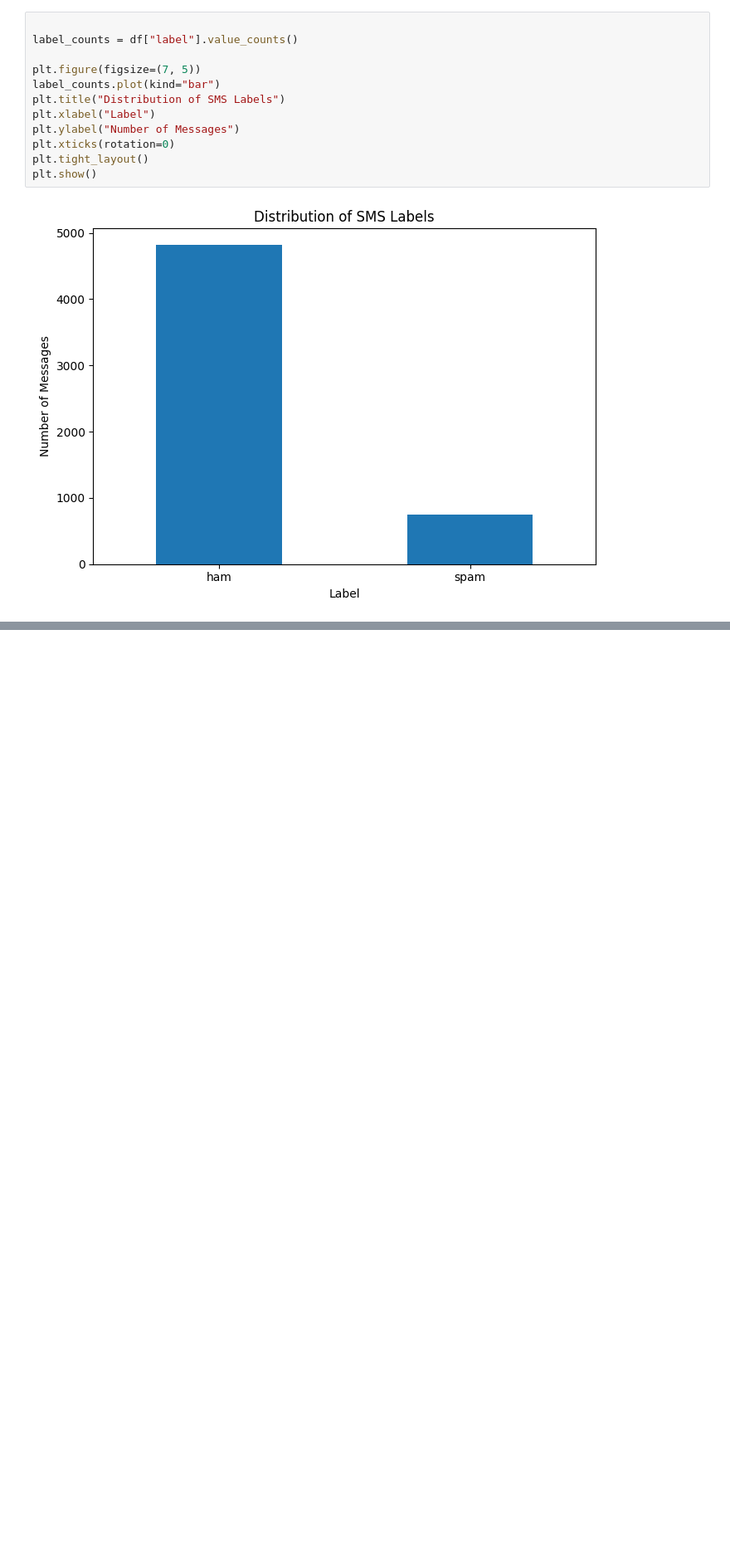
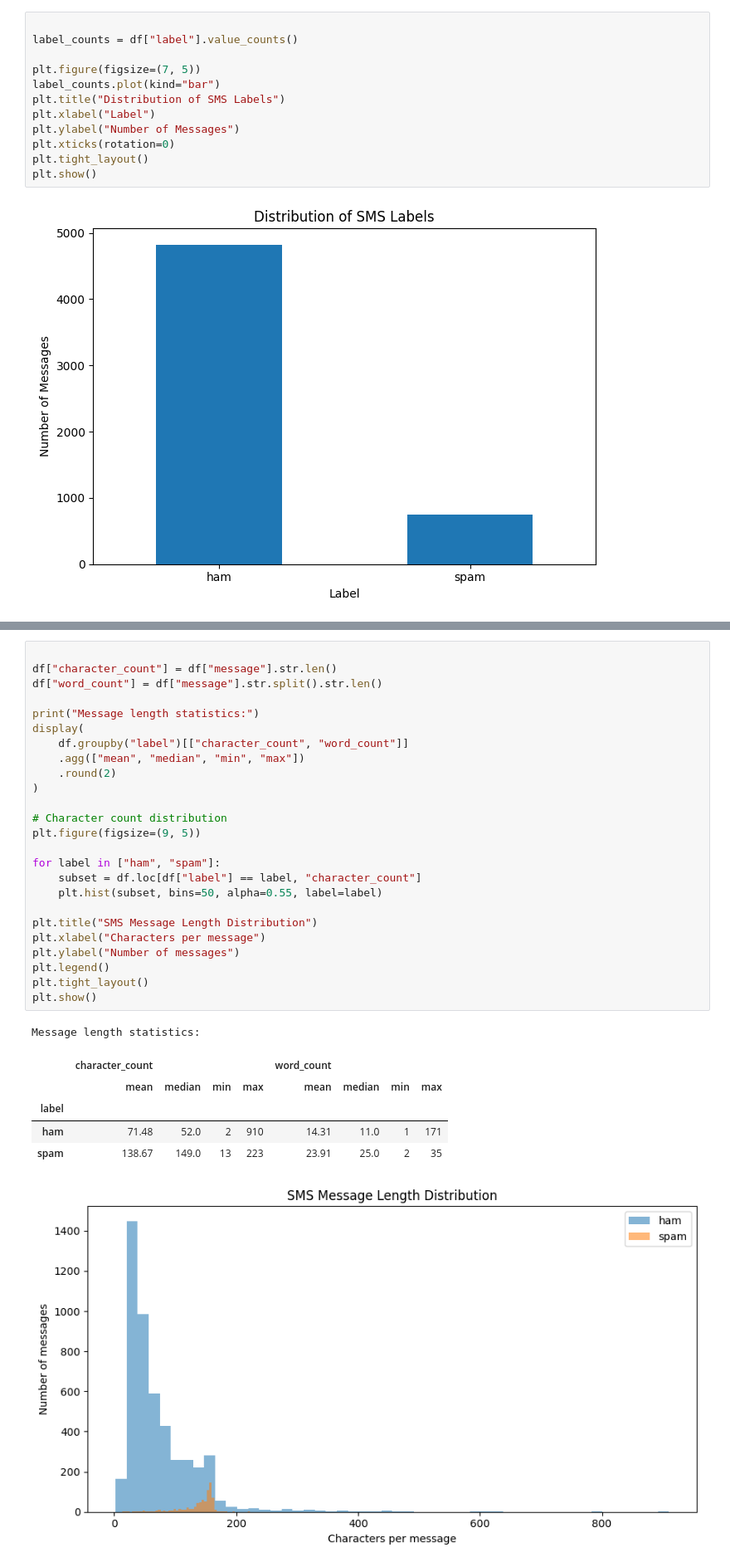
Before and after one commit to atul-2710/ScamSense, a Jupyter notebook: notebooks/ScamSense_ML_Development.ipynb, the cells around one changed output, grey strips where cells are left out. Shown at 83% size. Cells and saved outputs as stored; diff of their text form; blank space fills up the shorter version.

Commit message:
feat: analyze SMS labels duplicates and message lengths

```diff
--- a/notebooks/ScamSense_ML_Development.ipynb
+++ b/notebooks/ScamSense_ML_Development.ipynb
@@ -95,0 +142,33 @@ plt.show()
+# %%
+
+df["character_count"] = df["message"].str.len()
+df["word_count"] = df["message"].str.split().str.len()
+
+print("Message length statistics:")
+display(
+    df.groupby("label")[["character_count", "word_count"]]
+    .agg(["mean", "median", "min", "max"])
+    .round(2)
+)
+
+# Character count distribution
+plt.figure(figsize=(9, 5))
+
+for label in ["ham", "spam"]:
+    subset = df.loc[df["label"] == label, "character_count"]
+    plt.hist(subset, bins=50, alpha=0.55, label=label)
+
+plt.title("SMS Message Length Distribution")
+plt.xlabel("Characters per message")
+plt.ylabel("Number of messages")
+plt.legend()
+plt.tight_layout()
+plt.show()
+# %% [output]
+Message length statistics:
+|  | character_count |  |  |  | word_count |  |  |  |
+|  | mean | median | min | max | mean | median | min | max |
+| label |  |  |  |  |  |  |  |  |
+| ham | 71.48 | 52.0 | 2 | 910 | 14.31 | 11.0 | 1 | 171 |
+| spam | 138.67 | 149.0 | 13 | 223 | 23.91 | 25.0 | 2 | 35 |
+[figure, added]
```
Also changed, not shown: parts of 1 cell of this notebook.
